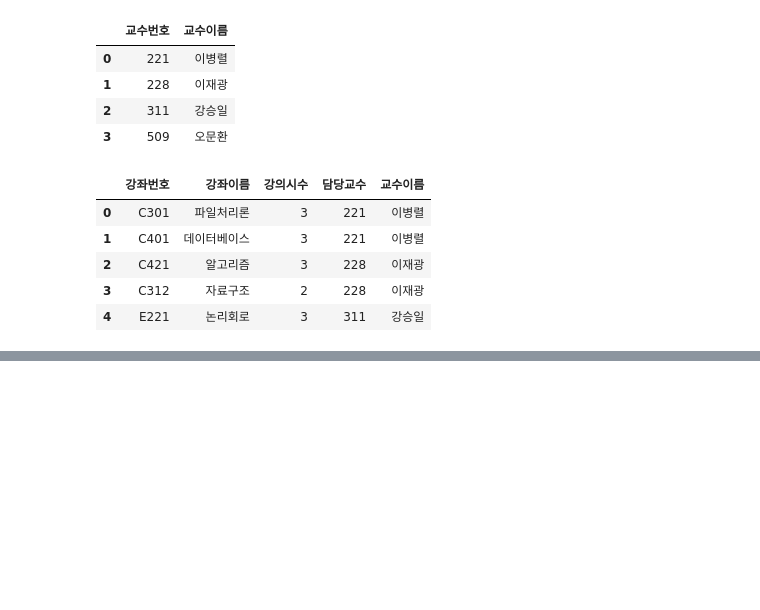
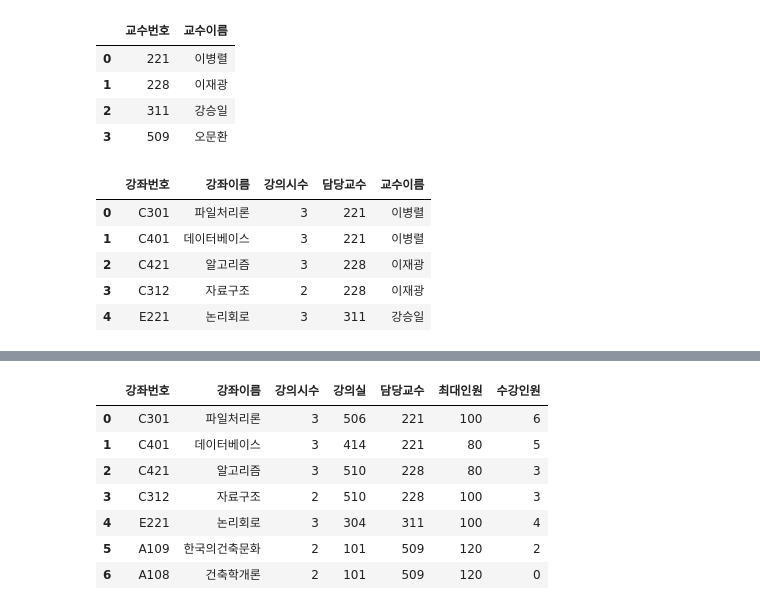
Before and after one commit to Jeongchani/AI_python, a Jupyter notebook: 03.데이터분석/학사관리/학사관리.ipynb, the cells around one changed output, grey strips where cells are left out. Cells and saved outputs as stored; diff of their text form; code cells hidden in the pictures; blank space fills up the shorter version.

```diff
--- a/03.데이터분석/학사관리/학사관리.ipynb
+++ b/03.데이터분석/학사관리/학사관리.ipynb
@@ -677,0 +708,14 @@ group_cou_pro
+# %%
+merge = pd.merge(cou, group, how='left', on='강좌번호')
+merge.fillna({'수강인원':0}, inplace=True)
+merge['수강인원'] = merge['수강인원'].astype(int)
+merge
+# %% [output]
+|  | 강좌번호 | 강좌이름 | 강의시수 | 강의실 | 담당교수 | 최대인원 | 수강인원 |
+| 0 | C301 | 파일처리론 | 3 | 506 | 221 | 100 | 6 |
+| 1 | C401 | 데이터베이스 | 3 | 414 | 221 | 80 | 5 |
+| 2 | C421 | 알고리즘 | 3 | 510 | 228 | 80 | 3 |
+| 3 | C312 | 자료구조 | 2 | 510 | 228 | 100 | 3 |
+| 4 | E221 | 논리회로 | 3 | 304 | 311 | 100 | 4 |
+| 5 | A109 | 한국의건축문화 | 2 | 101 | 509 | 120 | 2 |
+| 6 | A108 | 건축학개론 | 2 | 101 | 509 | 120 | 0 |
```
Also changed, not shown: parts of 6 cells of this notebook, 2 other files.
